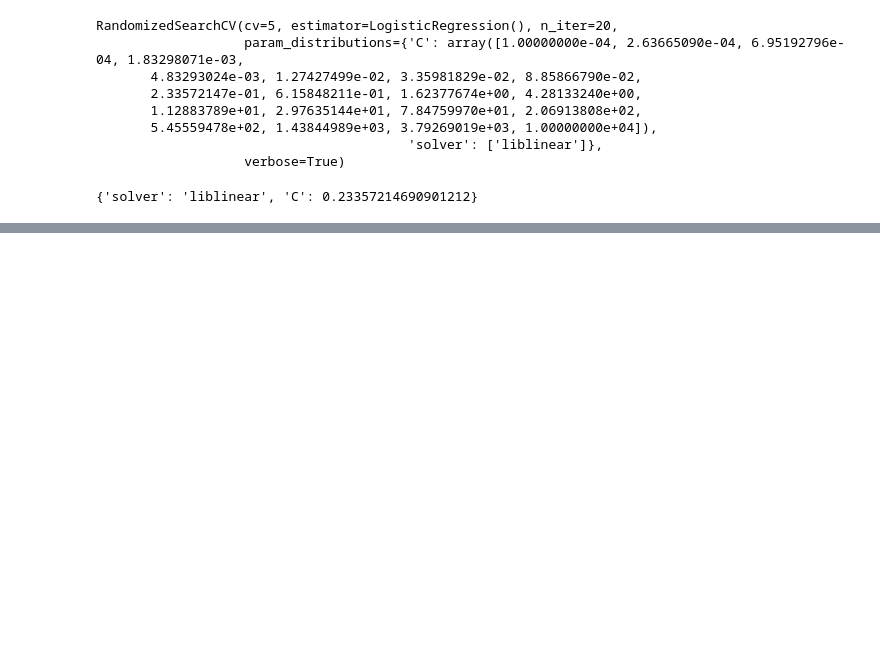
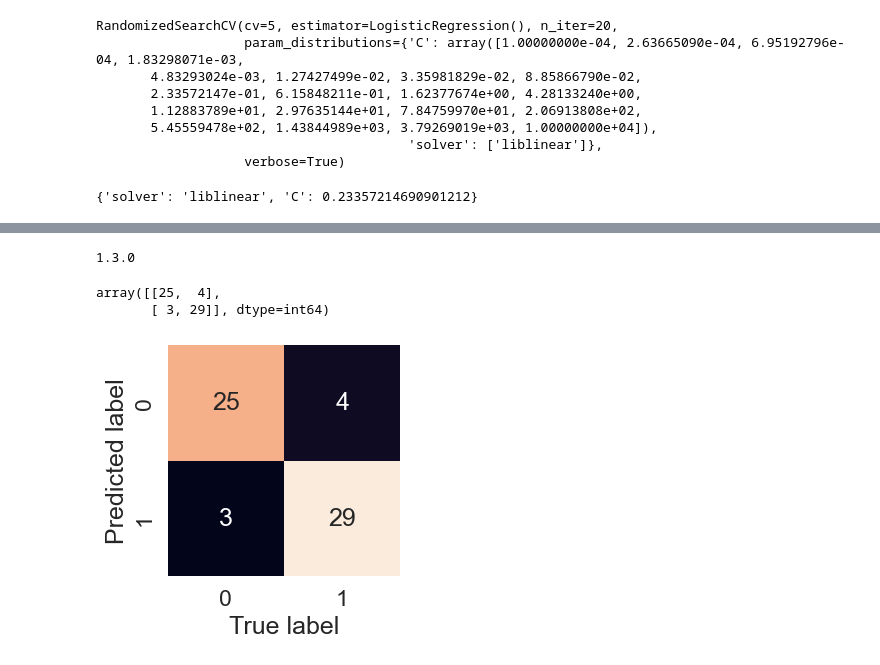
Before and after one commit to AleksandarBuk/Heart-Disease-Classification, a Jupyter notebook: Heart-disease-classification.ipynb, the cells around one changed output, grey strips where cells are left out. Saved outputs shown, nothing was run; the diff lists cells and outputs as text; code cells hidden in the pictures; blank space fills up the shorter version.

Commit message:
Cross validation metrics on the model

```diff
--- a/Heart-disease-classification.ipynb
+++ b/Heart-disease-classification.ipynb
@@ -616,0 +633,3 @@ model_scores["Logisitc Regression"]
+# %%
+# Make predictions with the model
+y_preds = gs_log_reg.predict(X_test)
@@ -616,0 +650,12 @@ model_scores["Logisitc Regression"]
+# %%
+from sklearn.metrics import plot_roc_curve
+
+import matplotlib.pyplot as plt
+
+fig, ax = plt.subplots()
+
+# Plot ROC curve and calculate AUC metric
+plot_roc_curve(gs_log_reg, X_test, y_test, ax=ax)
+
+# Show the ROC curve
+plt.show()
@@ -616,0 +664,30 @@ model_scores["Logisitc Regression"]
+# %%
+import sklearn
+print(sklearn.__version__)
+# %% [output]
+1.3.0
+# %%
+confusion_matrix(y_test, y_preds)
+# %% [output]
+array([[25,  4],
+       [ 3, 29]], dtype=int64)
+# %%
+import seaborn as sns
+
+sns.set(font_scale=1.5)
+
+def plot_conf_mat(y_test, y_preds):
+    """
+    Plot thec confusion matrix
+    """
+
+    fig, ax = plt.subplots(figsize=(3,3))
+    ax = sns.heatmap(confusion_matrix(y_test, y_preds),
+                        annot=True,
+                        cbar=False)
+    plt.xlabel("True label")
+    plt.ylabel("Predicted label")
+
+plot_conf_mat(y_test, y_preds)
+# %% [output]
+[figure, added]
```
Also changed, not shown: parts of 43 cells of this notebook.
